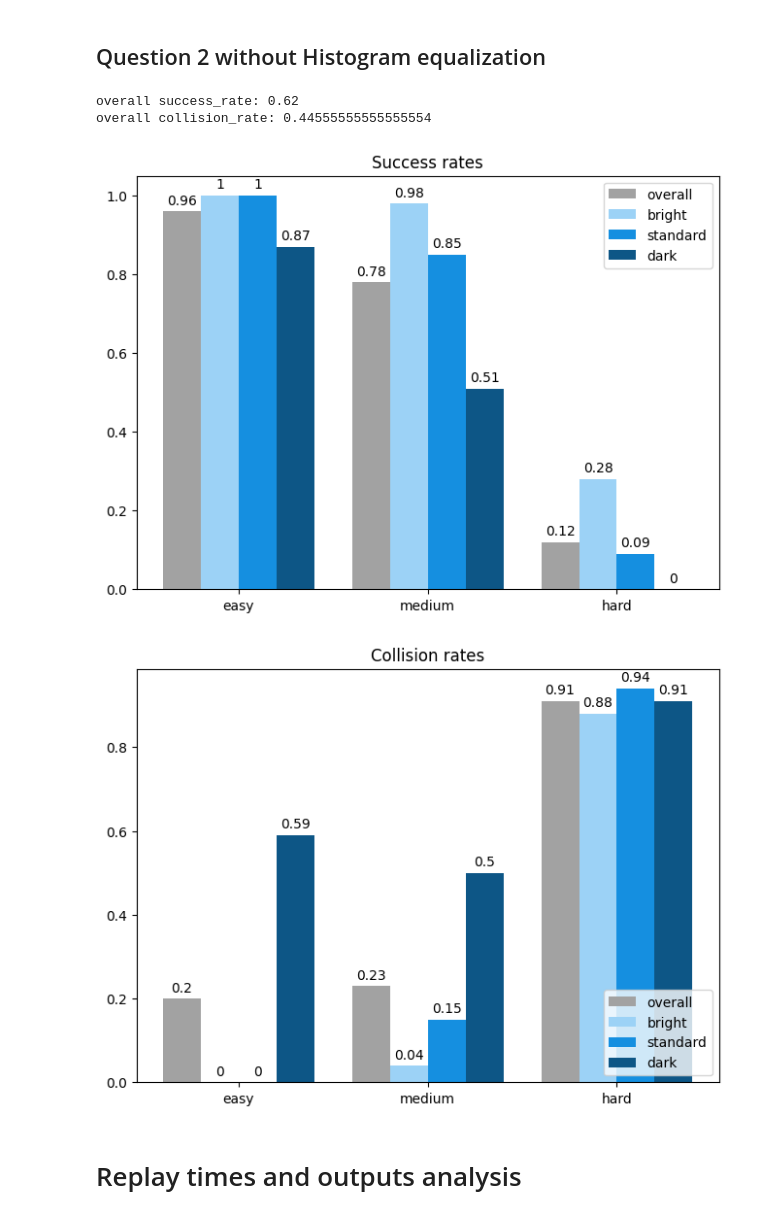
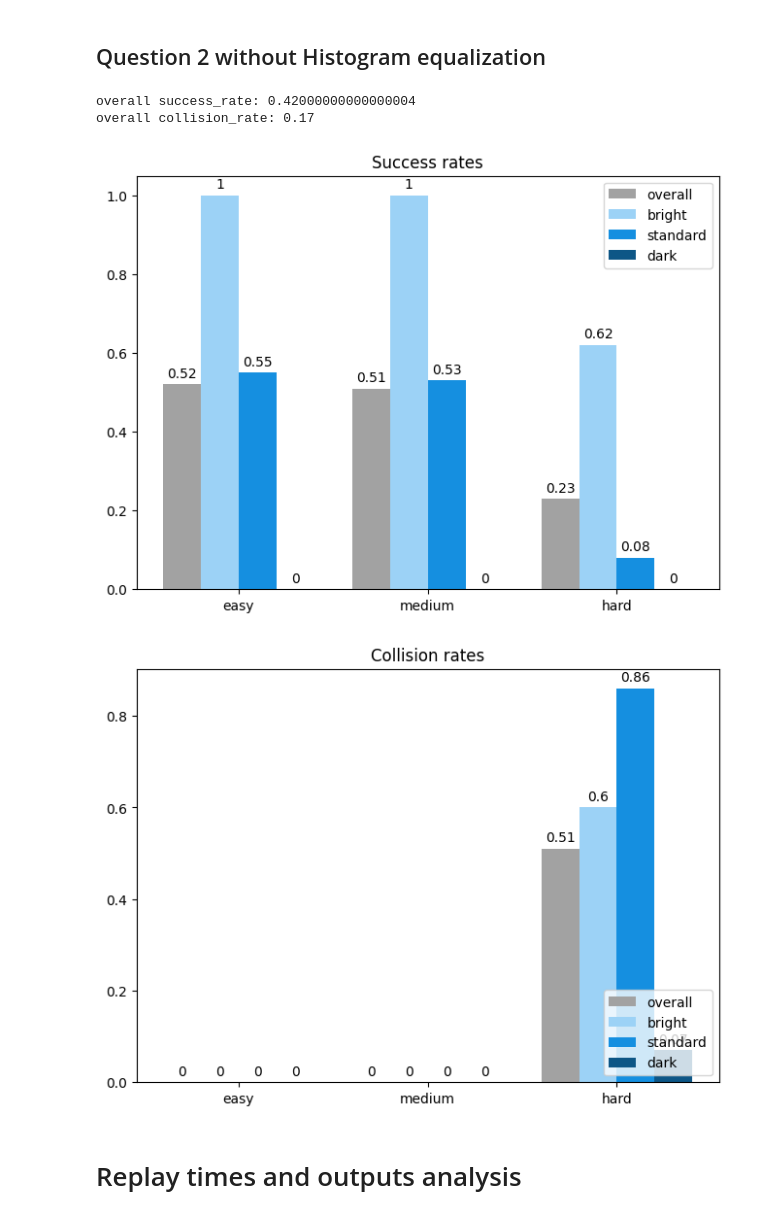
Before and after one commit to geschnee/carsim-rl-cnn, a Jupyter notebook: python/eval_and_replay_analysis.ipynb, the cells around one changed output. Drawn from its saved outputs; the diff is of its cells as text; code cells hidden in the pictures.

```diff
--- a/python/eval_and_replay_analysis.ipynb
+++ b/python/eval_and_replay_analysis.ipynb
@@ -429,15 +450,15 @@ overall collision_rate: 0.2411111111111111
 # %% [markdown]
 ## Question 2 without Histogram equalization
 # %%
-no_hist_eq_results_dir = "success_trainedHardStandardDistanceRewardEval_withoutHistogramEqualization"
+no_hist_eq_results_dir = "hardDistanceMixedLight_evalWithoutHistEqualization"
 
 all_success_rates_bar_plot(no_hist_eq_results_dir, "upper")
 all_collision_rates_bar_plot(no_hist_eq_results_dir)
 # %% [output]
-overall success_rate: 0.62
-overall collision_rate: 0.44555555555555554
+overall success_rate: 0.42000000000000004
+overall collision_rate: 0.17
-[figure, old version]
+[figure, new version]
-[figure, old version]
+[figure, new version]
 # %% [markdown]
 # Replay times and outputs analysis
 # %%
```
Also changed, not shown: parts of 9 cells of this notebook, 19 other files.
